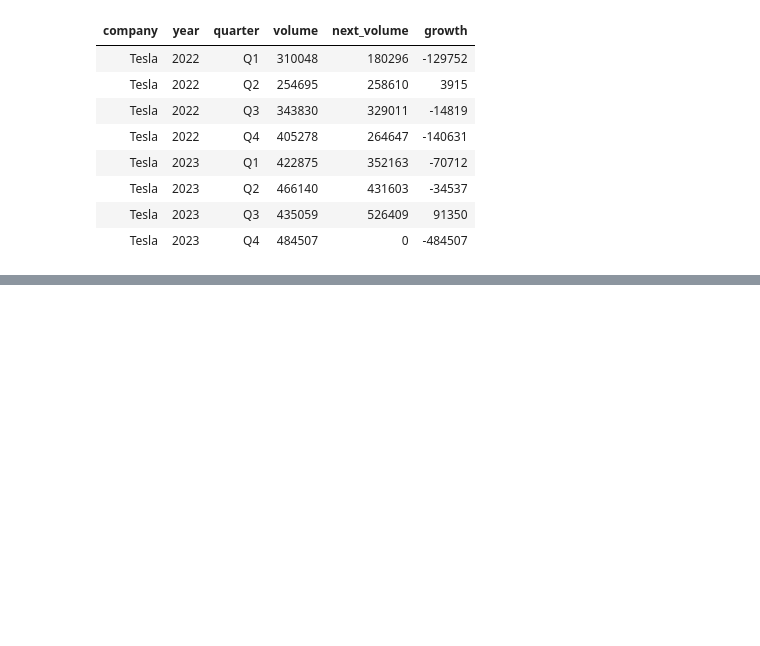
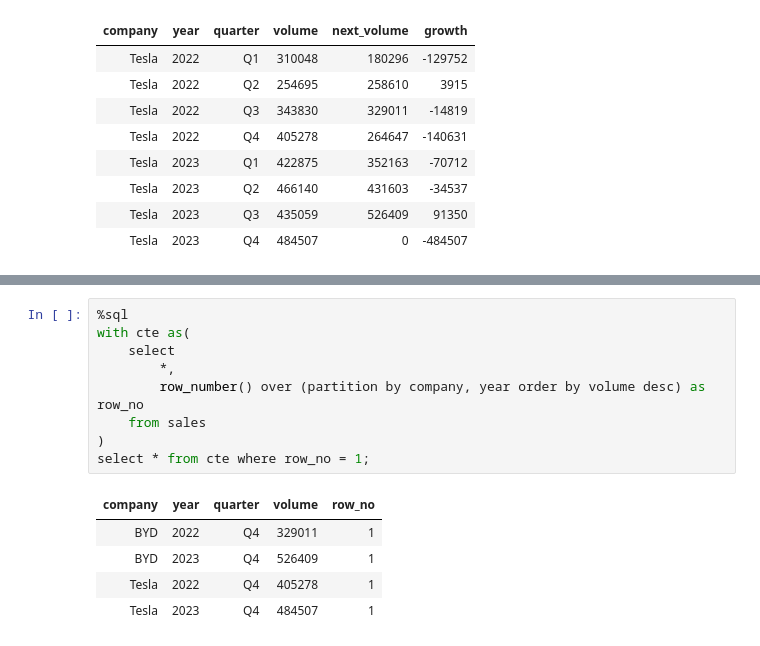
Before and after one commit to Rupam-1/SQL-Pyspark_Study, a Jupyter notebook: 08. Windows Function.ipynb, the cells around one changed output, grey strips where cells are left out. Cells and saved outputs as stored; diff of their text form; blank space fills up the shorter version.

```diff
--- a/08. Windows Function.ipynb
+++ b/08. Windows Function.ipynb
@@ -291,0 +312,15 @@ sales_df.withColumn(
+# %%
+%sql
+with cte as(
+    select
+        *,
+        row_number() over (partition by company, year order by volume desc) as row_no
+    from sales
+)
+select * from cte where row_no = 1;
+# %% [output]
+| company | year | quarter | volume | row_no |
+| BYD | 2022 | Q4 | 329011 | 1 |
+| BYD | 2023 | Q4 | 526409 | 1 |
+| Tesla | 2022 | Q4 | 405278 | 1 |
+| Tesla | 2023 | Q4 | 484507 | 1 |
```
Also changed, not shown: parts of 7 cells of this notebook, 5 other files.
